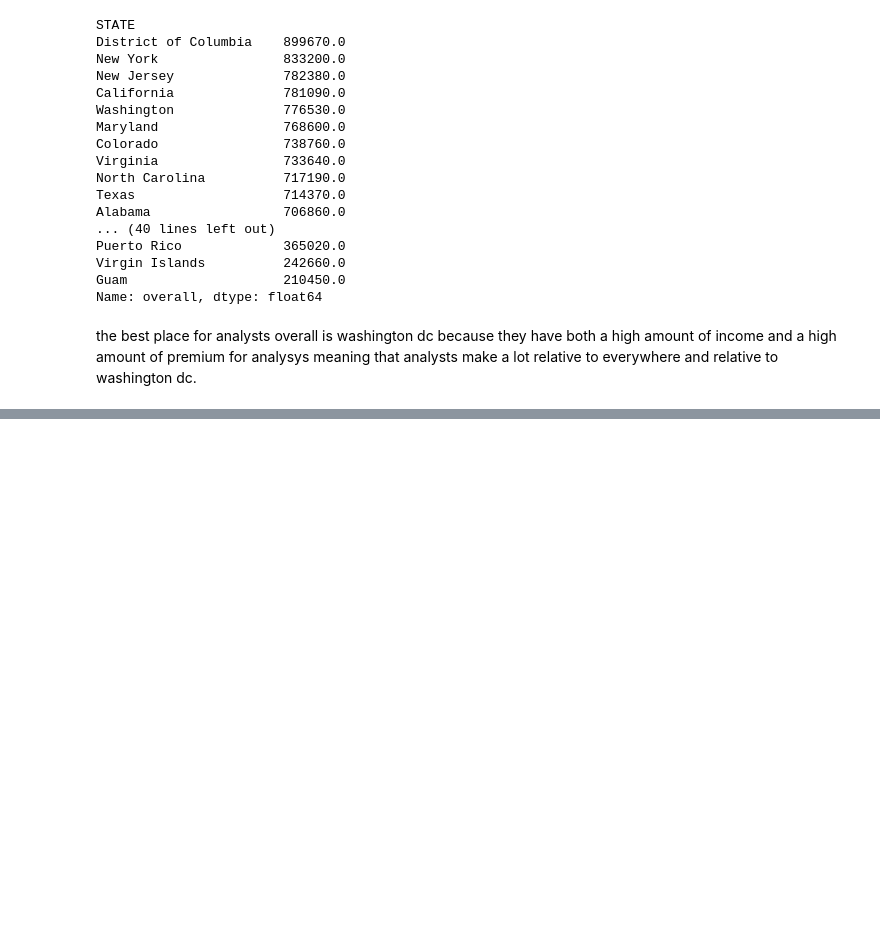
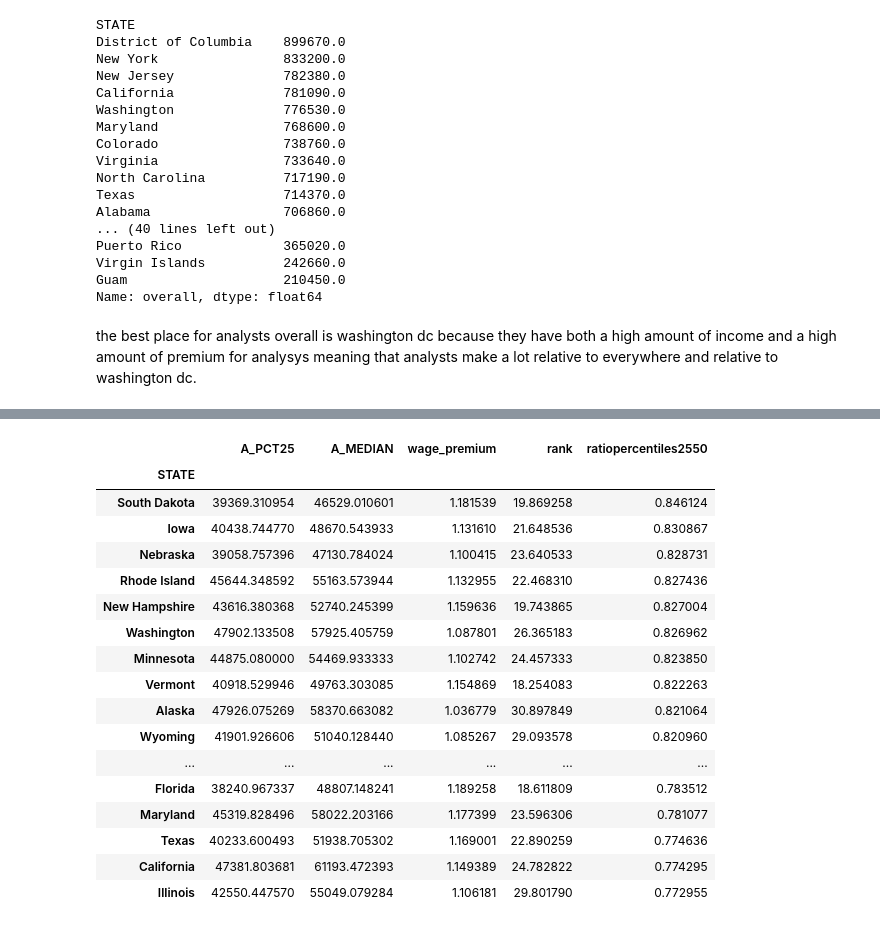
Before and after one commit to MikeDaBossss/Placestolive, a Jupyter notebook: rent.ipynb, the cells around one changed output, grey strips where cells are left out. Cells and saved outputs as stored; diff of their text form; code cells hidden in the pictures; blank space fills up the shorter version.

```diff
--- a/rent.ipynb
+++ b/rent.ipynb
@@ -599,0 +650,21 @@ the best place for analysts overall is washington dc because they have both a hi
+# %%
+data.sort_values(by='ratiopercentiles2550',ascending=False)
+# %% [output]
+|  | A_PCT25 | A_MEDIAN | wage_premium | rank | ratiopercentiles2550 |
+| STATE |  |  |  |  |  |
+| South Dakota | 39369.310954 | 46529.010601 | 1.181539 | 19.869258 | 0.846124 |
+| Iowa | 40438.744770 | 48670.543933 | 1.131610 | 21.648536 | 0.830867 |
+| Nebraska | 39058.757396 | 47130.784024 | 1.100415 | 23.640533 | 0.828731 |
+| Rhode Island | 45644.348592 | 55163.573944 | 1.132955 | 22.468310 | 0.827436 |
+| New Hampshire | 43616.380368 | 52740.245399 | 1.159636 | 19.743865 | 0.827004 |
+| Washington | 47902.133508 | 57925.405759 | 1.087801 | 26.365183 | 0.826962 |
+| Minnesota | 44875.080000 | 54469.933333 | 1.102742 | 24.457333 | 0.823850 |
+| Vermont | 40918.529946 | 49763.303085 | 1.154869 | 18.254083 | 0.822263 |
+| Alaska | 47926.075269 | 58370.663082 | 1.036779 | 30.897849 | 0.821064 |
+| Wyoming | 41901.926606 | 51040.128440 | 1.085267 | 29.093578 | 0.820960 |
+| ... | ... | ... | ... | ... | ... |
+| Florida | 38240.967337 | 48807.148241 | 1.189258 | 18.611809 | 0.783512 |
+| Maryland | 45319.828496 | 58022.203166 | 1.177399 | 23.596306 | 0.781077 |
+| Texas | 40233.600493 | 51938.705302 | 1.169001 | 22.890259 | 0.774636 |
+| California | 47381.803681 | 61193.472393 | 1.149389 | 24.782822 | 0.774295 |
+| Illinois | 42550.447570 | 55049.079284 | 1.106181 | 29.801790 | 0.772955 |
```
Also changed, not shown: parts of 12 cells of this notebook.
